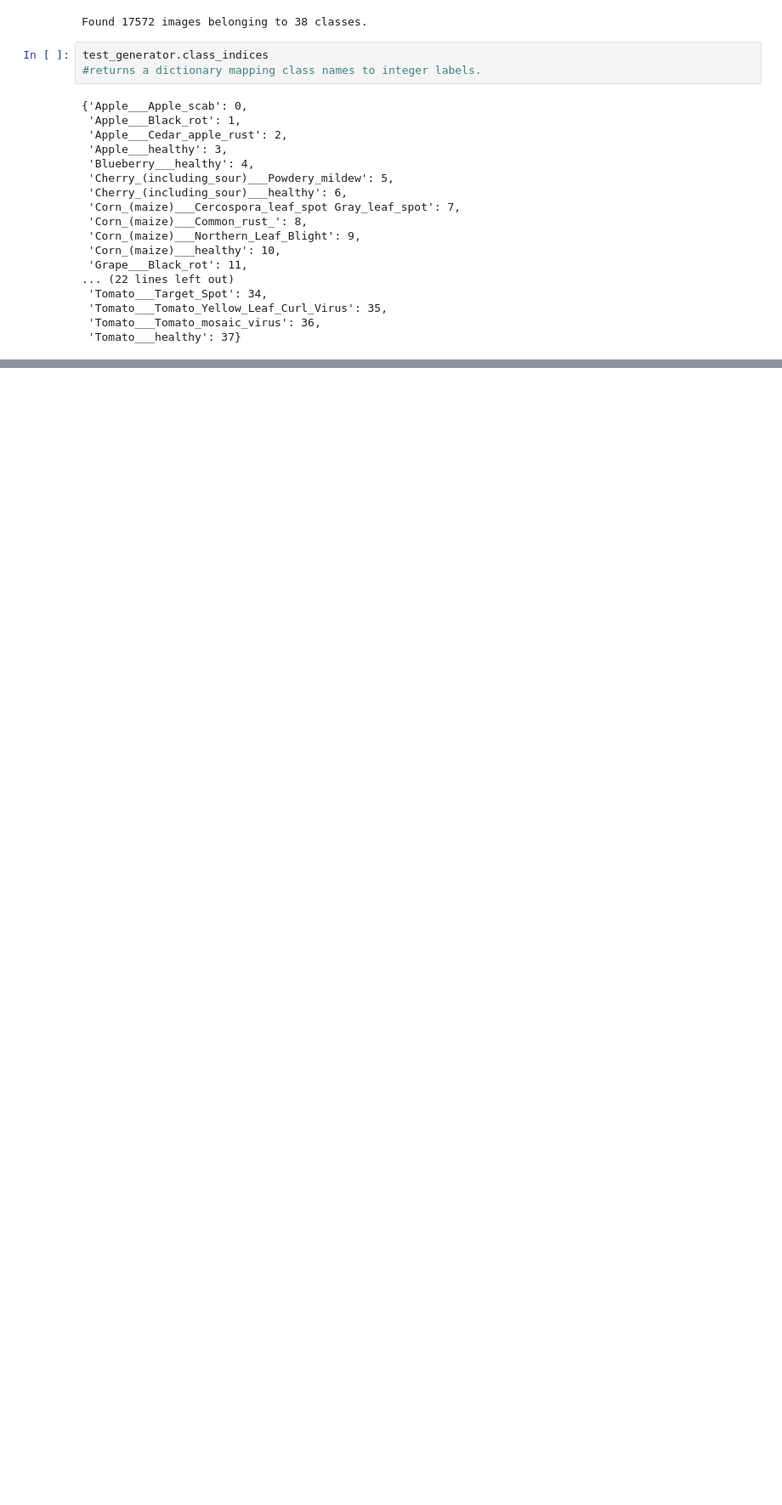
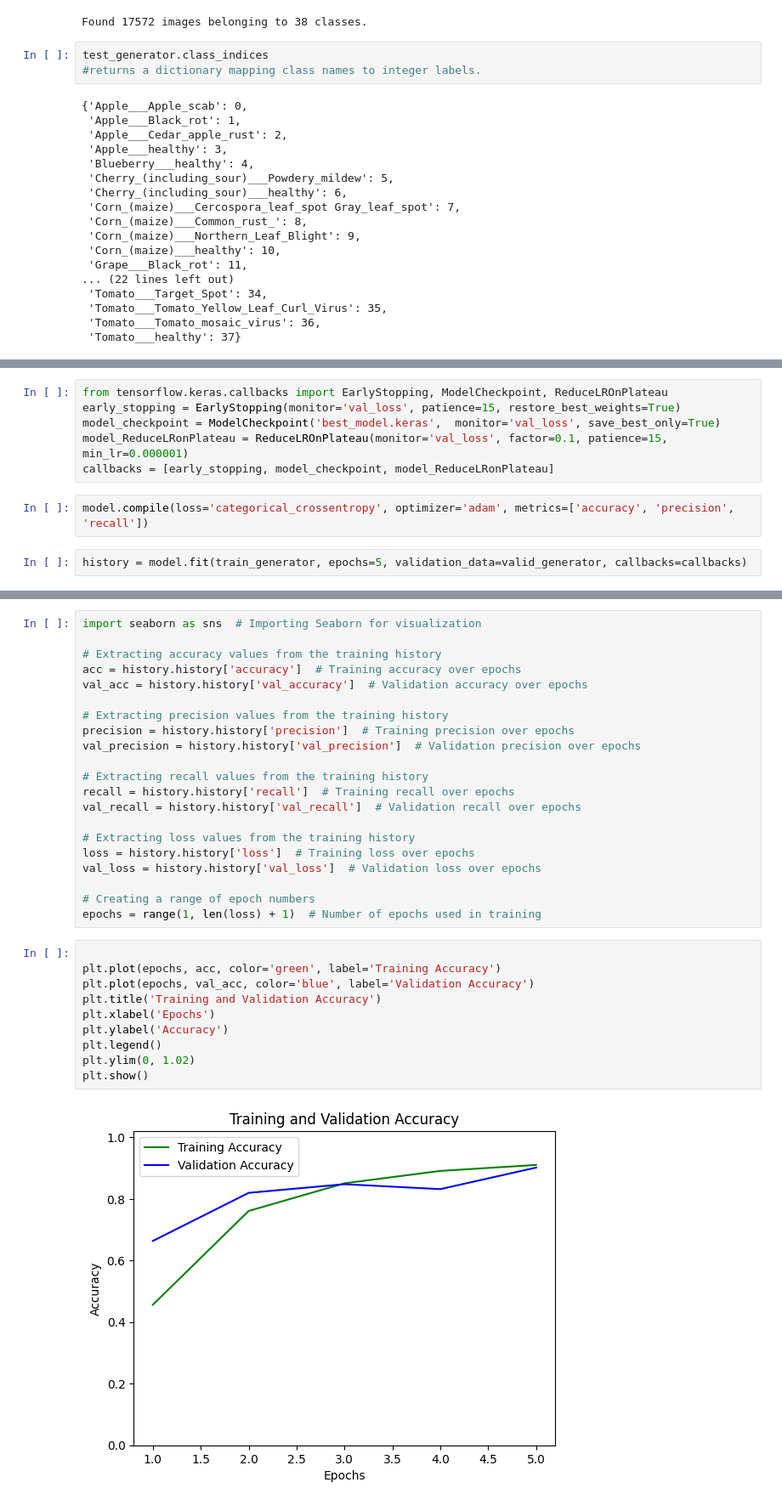
Before and after one commit to Sachin-kanojiya/Plant_Disease_Classification, a Jupyter notebook: PlantDiseaseDetection.ipynb, the cells around one changed output, grey strips where cells are left out. Shown at 85% size. Drawn from its saved outputs; the diff is of its cells as text; blank space fills up the shorter version.

```diff
--- a/PlantDiseaseDetection.ipynb
+++ b/PlantDiseaseDetection.ipynb
@@ -140,0 +189,10 @@ test_generator.class_indices
+# %%
+from tensorflow.keras.callbacks import EarlyStopping, ModelCheckpoint, ReduceLROnPlateau
+early_stopping = EarlyStopping(monitor='val_loss', patience=15, restore_best_weights=True)
+model_checkpoint = ModelCheckpoint('best_model.keras',  monitor='val_loss', save_best_only=True)
+model_ReduceLRonPlateau = ReduceLROnPlateau(monitor='val_loss', factor=0.1, patience=15, min_lr=0.000001)
+callbacks = [early_stopping, model_checkpoint, model_ReduceLRonPlateau]
+# %%
+model.compile(loss='categorical_crossentropy', optimizer='adam', metrics=['accuracy', 'precision', 'recall'])
+# %%
+history = model.fit(train_generator, epochs=5, validation_data=valid_generator, callbacks=callbacks)
@@ -140,0 +210,33 @@ test_generator.class_indices
+# %%
+import seaborn as sns  # Importing Seaborn for visualization
+
+# Extracting accuracy values from the training history
+acc = history.history['accuracy']  # Training accuracy over epochs
+val_acc = history.history['val_accuracy']  # Validation accuracy over epochs
+
+# Extracting precision values from the training history
+precision = history.history['precision']  # Training precision over epochs
+val_precision = history.history['val_precision']  # Validation precision over epochs
+
+# Extracting recall values from the training history
+recall = history.history['recall']  # Training recall over epochs
+val_recall = history.history['val_recall']  # Validation recall over epochs
+
+# Extracting loss values from the training history
+loss = history.history['loss']  # Training loss over epochs
+val_loss = history.history['val_loss']  # Validation loss over epochs
+
+# Creating a range of epoch numbers
+epochs = range(1, len(loss) + 1)  # Number of epochs used in training
+# %%
+
+plt.plot(epochs, acc, color='green', label='Training Accuracy')
+plt.plot(epochs, val_acc, color='blue', label='Validation Accuracy')
+plt.title('Training and Validation Accuracy')
+plt.xlabel('Epochs')
+plt.ylabel('Accuracy')
+plt.legend()
+plt.ylim(0, 1.02)
+plt.show()
+# %% [output]
+[figure, added]
```
Also changed, not shown: parts of 7 cells of this notebook.
